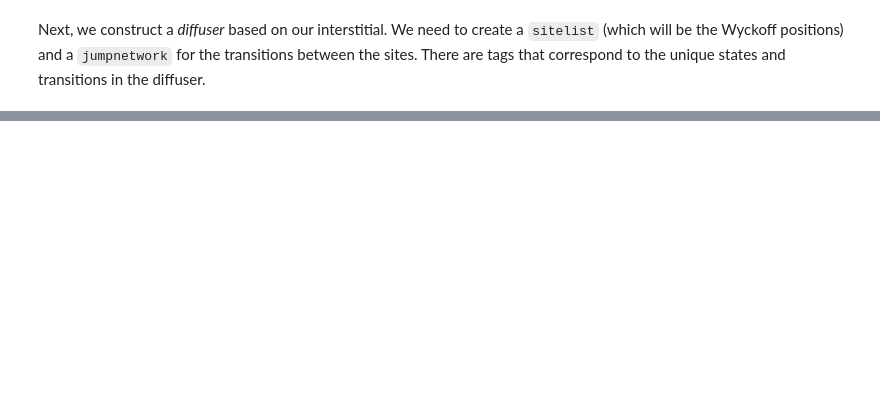
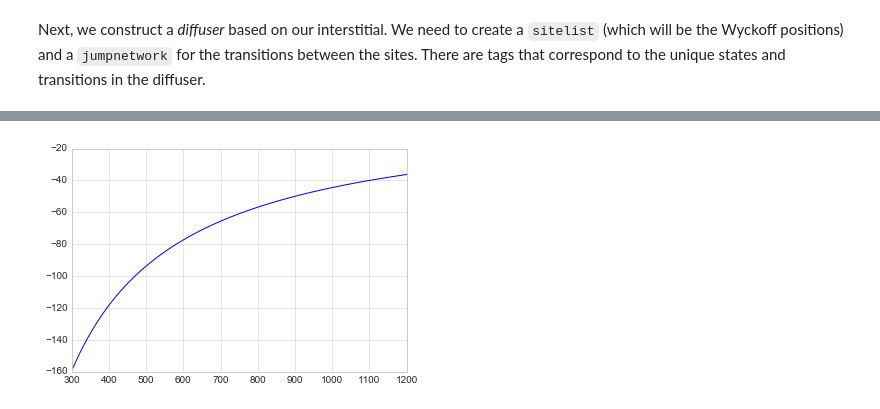
Before and after one commit to DallasTrinkle/Onsager, a Jupyter notebook: examples/Fe-C.ipynb, the cells around one changed output, grey strips where cells are left out. Saved outputs shown, nothing was run; the diff lists cells and outputs as text; code cells hidden in the pictures; blank space fills up the shorter version.

```diff
--- a/examples/Fe-C.ipynb
+++ b/examples/Fe-C.ipynb
@@ -67,0 +185,5 @@ Next, we assemble our data: the energies, prefactors, and dipoles for the C atom
+# %%
+plt.plot(Trange, (V[:,1]-V[:,2])/V[:,3])
+plt.show()
+# %% [output]
+[figure, added]
```
Also changed, not shown: parts of 11 cells of this notebook.
